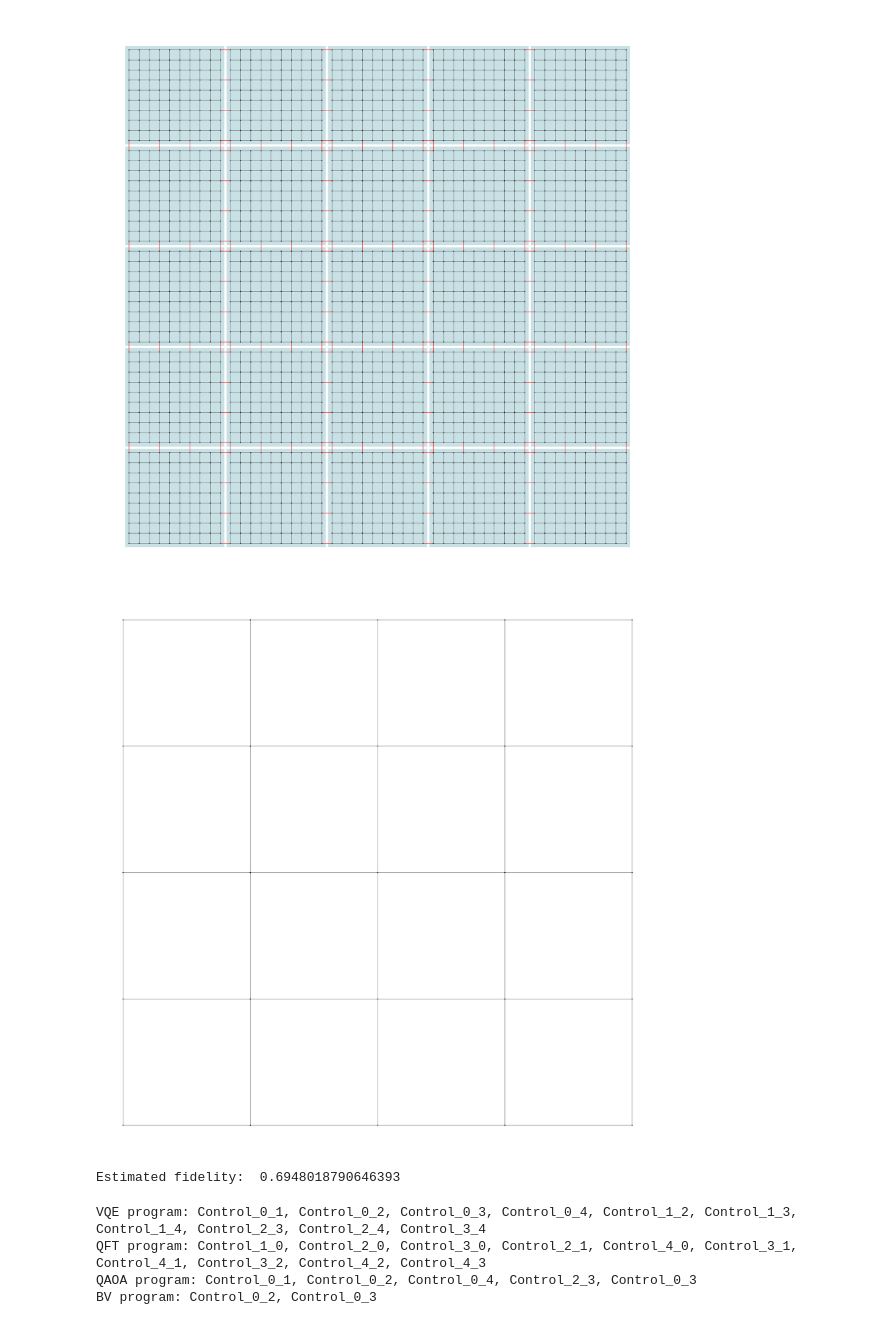
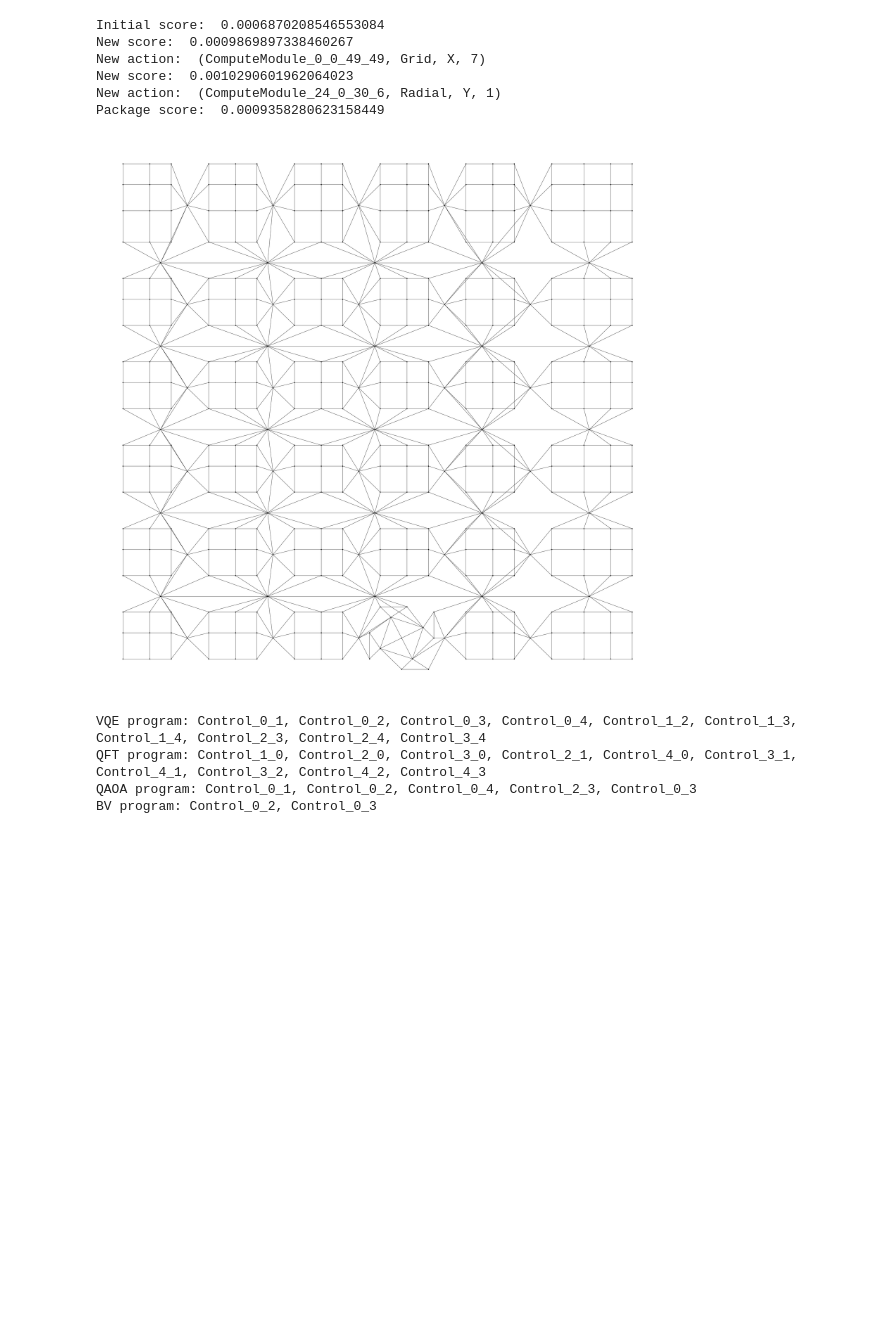
Before and after one commit to cty-github/quantum_network_on_chip, a Jupyter notebook: demo/test.ipynb, the cells around one changed output. Saved outputs shown, nothing was run; the diff lists cells and outputs as text; code cells hidden in the pictures; blank space fills up the shorter version.

```diff
--- a/demo/test.ipynb
+++ b/demo/test.ipynb
@@ -6,19 +6,20 @@ logging.basicConfig(level=logging.WARN)
 # %%
 from qunoc.element.package import *
 
-package = Package()
-# fabricate_model = FabricateModel(50, 10)
-# package = Package((200, 50), fabricate_model)
+# package = Package(design_strategy="greedy")
+fabricate_model = FabricateModel(10, 10)
+package = Package((50, 50), fabricate_model, design_strategy="greedy")
 
-package.draw_qubits()
+print("Package score: ", package.estimate_efficiency())
 package.draw_chiplets()
-
-estimate_fide = package.estimate_transfer()
-print("Estimated fidelity: ", estimate_fide)
 # %% [output]
+Initial score:  0.0006870208546553084
+New score:  0.0009869897338460267
+New action:  (ComputeModule_0_0_49_49, Grid, X, 7)
+New score:  0.0010290601962064023
+New action:  (ComputeModule_24_0_30_6, Radial, Y, 1)
+Package score:  0.0009358280623158449
-[figure, old version]
+[figure, new version]
-[figure, removed]
-Estimated fidelity:  0.6948018790646393
 # %%
 from qunoc.element.benchmark import *
 
```
Also changed, not shown: 11 other files.
